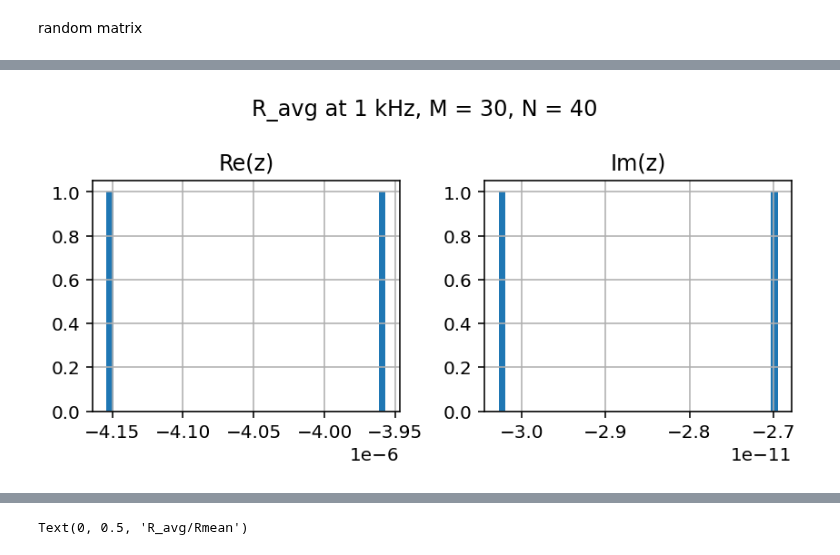
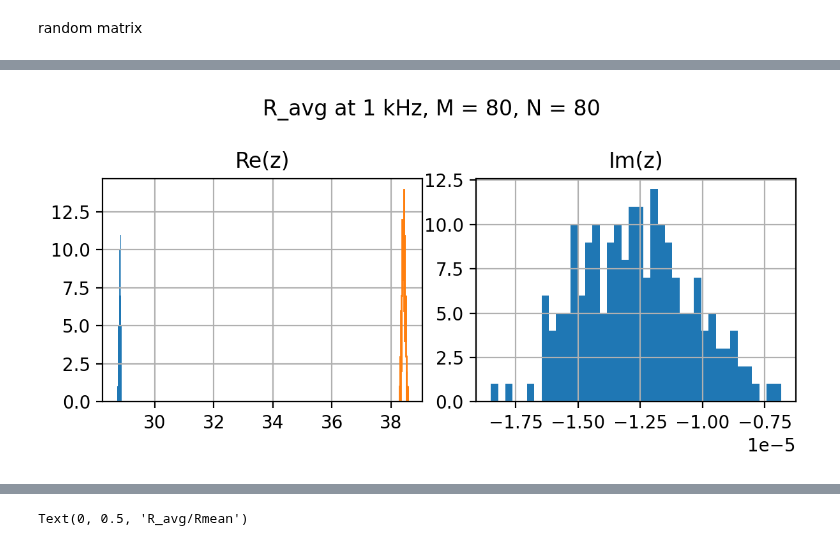
Before and after one commit to tamu-edu/tes_noise, a Jupyter notebook: Rbeta_stats.ipynb, the cells around one changed output, grey strips where cells are left out. Cells and saved outputs as stored; diff of their text form; code cells hidden in the pictures.

```diff
--- a/Rbeta_stats.ipynb
+++ b/Rbeta_stats.ipynb
@@ -351,0 +346,10 @@ print(abs(etm.get_R_avg(1e3))/(etm.Rmean*(2+etm.Bmean)))
+# %%
+# nearest neighbor and distributed outer connections to TES components
+M = 10
+N = 30
+i, j = np.meshgrid(np.arange(M+N), np.arange(M+N))
+NEAREST_NEIGHBOR = (abs(i - j) < 2)
+OUTER_CONNECTIONS = (i<M)*(j>=M)*((j-M)//(N//M) == i) + (j<M)*(i>=M)*((i-M)//(N//M) == j)
+#plt.imshow(NEAREST_NEIGHBOR)
+#plt.imshow(OUTER_CONNECTIONS)
+plt.imshow((OUTER_CONNECTIONS+NEAREST_NEIGHBOR))
@@ -352,8 +359,10 @@ print(abs(etm.get_R_avg(1e3))/(etm.Rmean*(2+etm.Bmean)))
 # %%
 # distribution of R_avg/Rmean (real and imag) at 10 kHz for M = 300, N = 900
-numrepeats = 2
+numrepeats = 200
+M1 = 80
+N1 = 80
 R_avg = np.zeros(numrepeats, dtype = np.cdouble)
-etm2 = ElectrothermalSystem(30, 40, syst_params)
+etm2 = ElectrothermalSystem(M1, N1, syst_params)
 
 for i in tqdm.trange(numrepeats):
     R_avg[i] = etm2.get_R_avg(1e4/2/np.pi, regen = True)
@@ -359,0 +403,10 @@ for i in tqdm.trange(numrepeats):
+# %%
+
+fig, axs = complex_histogram(R_avg, figsize = (6,3))
+fig.suptitle(f'R_avg at 1 kHz, M = {etm2.M}, N = {etm2.N}')
+for ax in axs:
+    ax.grid()
+axs[0].axvline(np.real(R_avg).mean(), color = 'k')
+axs[0].axvline((M1**2)*(1 + somevar + 0*(w.std()/abs(w.mean()))**2 + 0*np.real(Dm_var) + syst_params['Cdev']**2)*etm2.Rmean*(2+etm2.Bmean), color = 'r', linestyle = 'dashed')
+#axs[1].axvline((M1**2)*(np.imag(Dm_var))*etm2.Rmean*(2+etm2.Bmean), color = 'r', linestyle = 'dashed')
+fig.tight_layout()
@@ -360,13 +415,15 @@ for i in tqdm.trange(numrepeats):
 # %%
-
-fig, axs = complex_histogram(R_avg, figsize = (6,3))
+#np.savetxt('Ravg_300_900_1kHz.dat', R_avg)
+R_avg2 = np.loadtxt('Ravg_300_900_1kHz.dat', dtype = np.cdouble)
+fig, axs = complex_histogram(R_avg2, figsize = (6,3))
+axs[0].hist(np.real(R_avg), histtype = 'step', bins = 40)
 fig.suptitle(f'R_avg at 1 kHz, M = {etm2.M}, N = {etm2.N}')
 for ax in axs:
     ax.grid()
-#axs[0].axvline(etm2.Rmean*(2+etm2.Bmean), color = 'r', linestyle = 'dashed')
+#axs[0].axvline((1 + 0)*etm2.Rmean*(2+etm2.Bmean), color = 'r', linestyle = 'dashed')
 fig.tight_layout()
 # %% [output]
-[figure, old version]
+[figure, new version]
 # %%
 small_syst = ElectrothermalSystem(2,3, syst_params)
 
```
Also changed, not shown: parts of 23 cells of this notebook.
